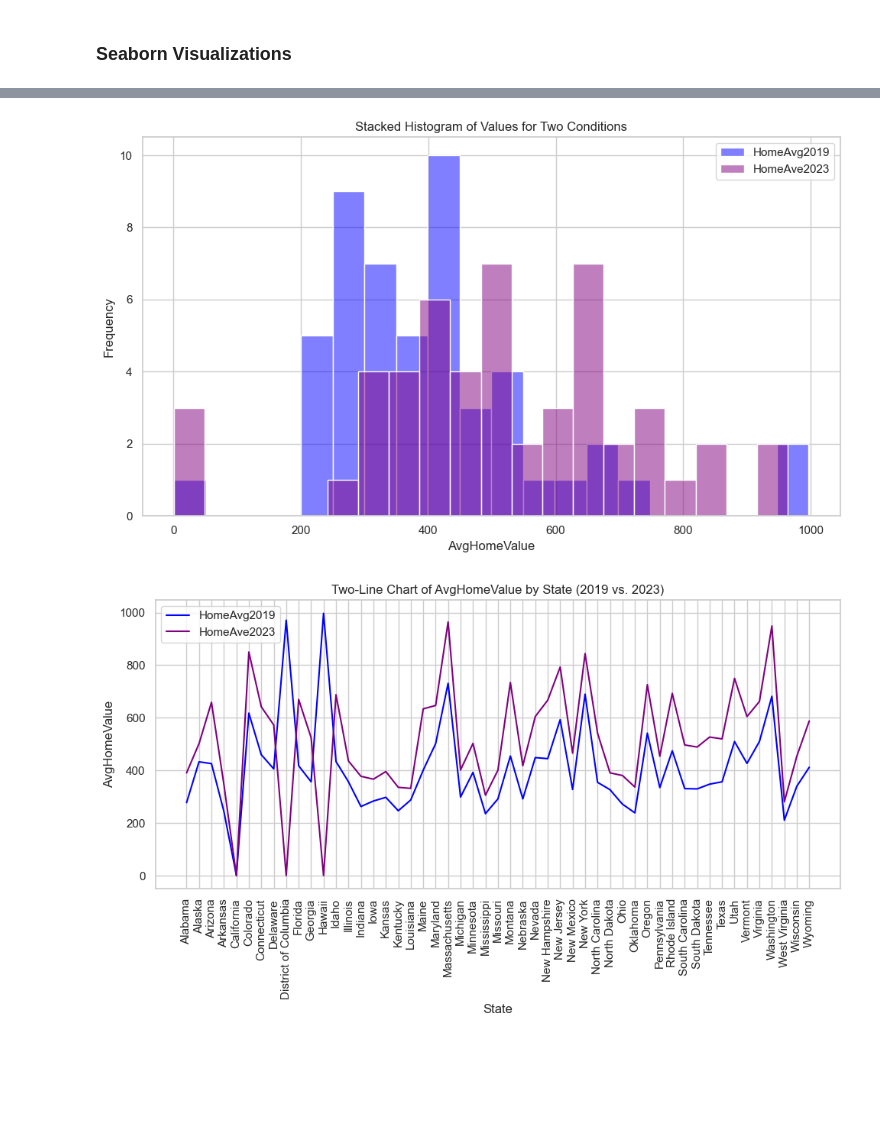
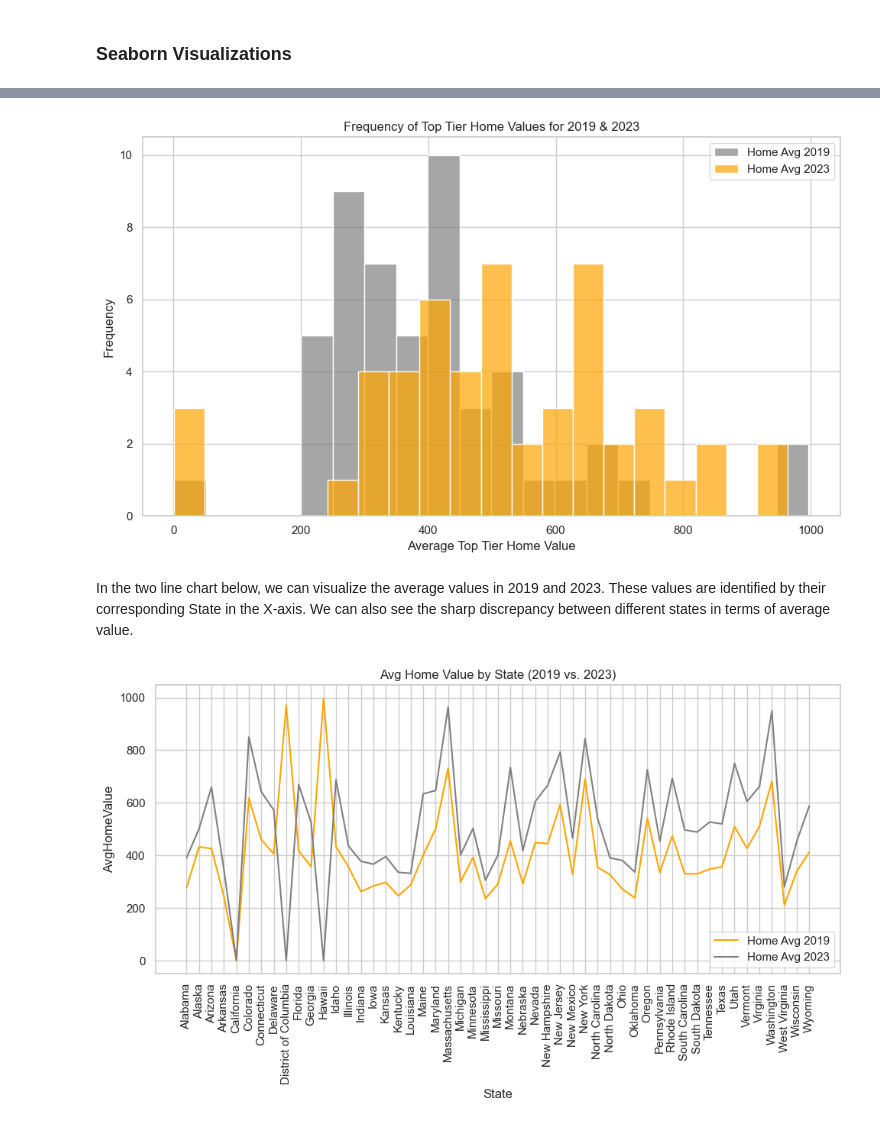
Before and after one commit to guzmanwolfrank/Data, a Jupyter notebook: SQL Zillow/ZillowProject.ipynb, the cells around one changed output, grey strips where cells are left out. Cells and saved outputs as stored; diff of their text form; code cells hidden in the pictures; blank space fills up the shorter version.

```diff
--- a/SQL Zillow/ZillowProject.ipynb
+++ b/SQL Zillow/ZillowProject.ipynb
@@ -191,36 +206,34 @@ plt.show()
 # %%
 
-# Execute both queries and retrieve the data into DataFrames
+# Chart 5: Execute both queries for 2019 and 2023.Retrieve the data into DataFrames
 df1 = pd.read_sql_query(query1, con)
 df2 = pd.read_sql_query(query2, con)
-
-
 # Create stacked histograms using Seaborn
 plt.figure(figsize=(10, 6))
-sns.histplot(df1['AvgHomeValue'], bins=20, color='blue', alpha=0.5, label='HomeAvg2019')
-sns.histplot(df2['AvgHomeValue'], bins=20, color='purple', alpha=0.5, label='HomeAve2023')
-
-plt.title('Stacked Histogram of Values for Two Conditions')
-plt.xlabel('AvgHomeValue')
+sns.histplot(df1['AvgHomeValue'], bins=20, color='grey', alpha=0.7, label='Home Avg 2019')
+sns.histplot(df2['AvgHomeValue'], bins=20, color='orange', alpha=0.7, label='Home Avg 2023')
+plt.title('Frequency of Top Tier Home Values for 2019 & 2023')
+plt.xlabel('Average Top Tier Home Value')
 plt.ylabel('Frequency')
 plt.legend()
 plt.grid(True)
-
 plt.tight_layout()
 plt.show()
 # %% [output]
-[figure, old version]
+[figure, new version]
+# %% [markdown]
+In the two line chart below, we can visualize the average values in 2019 and 2023.  These values are identified by their corresponding State in the X-axis.  We can also see the sharp discrepancy between different states in terms of average value.
 # %%
-# Execute both queries and retrieve the data into DataFrames
+# Chart 6:  Execute both queries and plot a chart for both 2019 and 2023
 df1 = pd.read_sql_query(query1, con)
 df2 = pd.read_sql_query(query2, con)
 
 # Create a two-line chart using Seaborn
 plt.figure(figsize=(10, 6))
-sns.lineplot(data=df1, x='State', y='AvgHomeValue', label='HomeAvg2019', color='blue')
-sns.lineplot(data=df2, x='State', y='AvgHomeValue', label='HomeAve2023', color='purple')
+sns.lineplot(data=df1, x='State', y='AvgHomeValue', label='Home Avg 2019', color='orange')
+sns.lineplot(data=df2, x='State', y='AvgHomeValue', label='Home Avg 2023', color='grey')
 
-plt.title('Two-Line Chart of AvgHomeValue by State (2019 vs. 2023)')
+plt.title('Avg Home Value by State (2019 vs. 2023)')
 plt.xlabel('State')
 plt.ylabel('AvgHomeValue')
 plt.legend()
@@ -230,4 +243,4 @@ plt.xticks(rotation=90)
 plt.tight_layout()
 plt.show()
 # %% [output]
-[figure, old version]
+[figure, new version]
```
Also changed, not shown: parts of 10 cells of this notebook.
